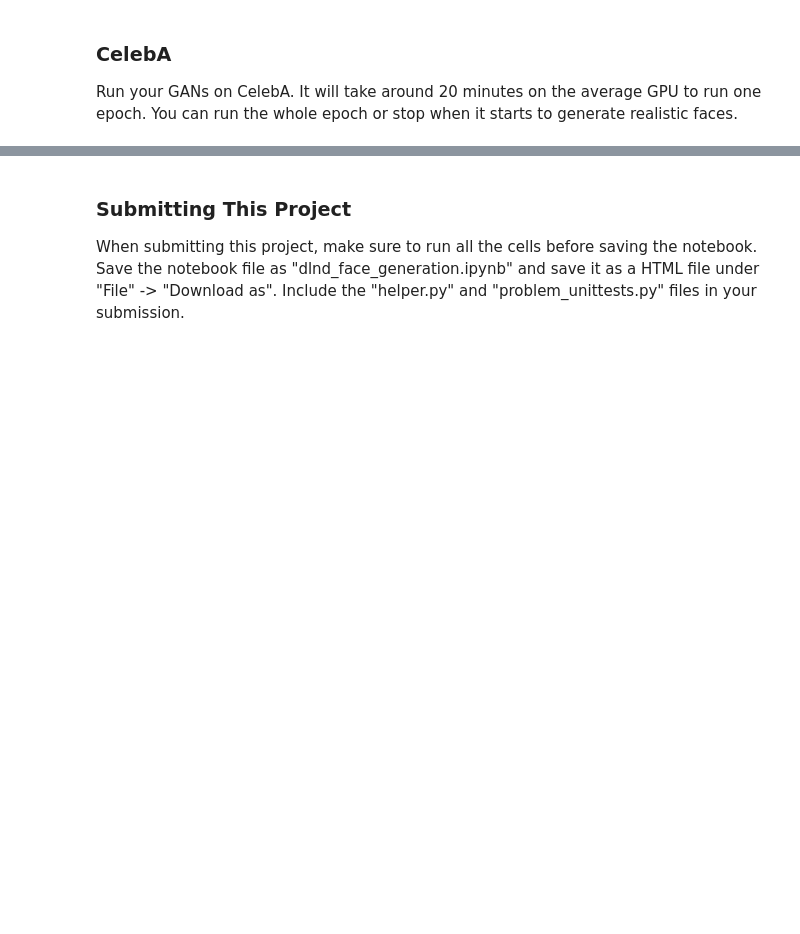
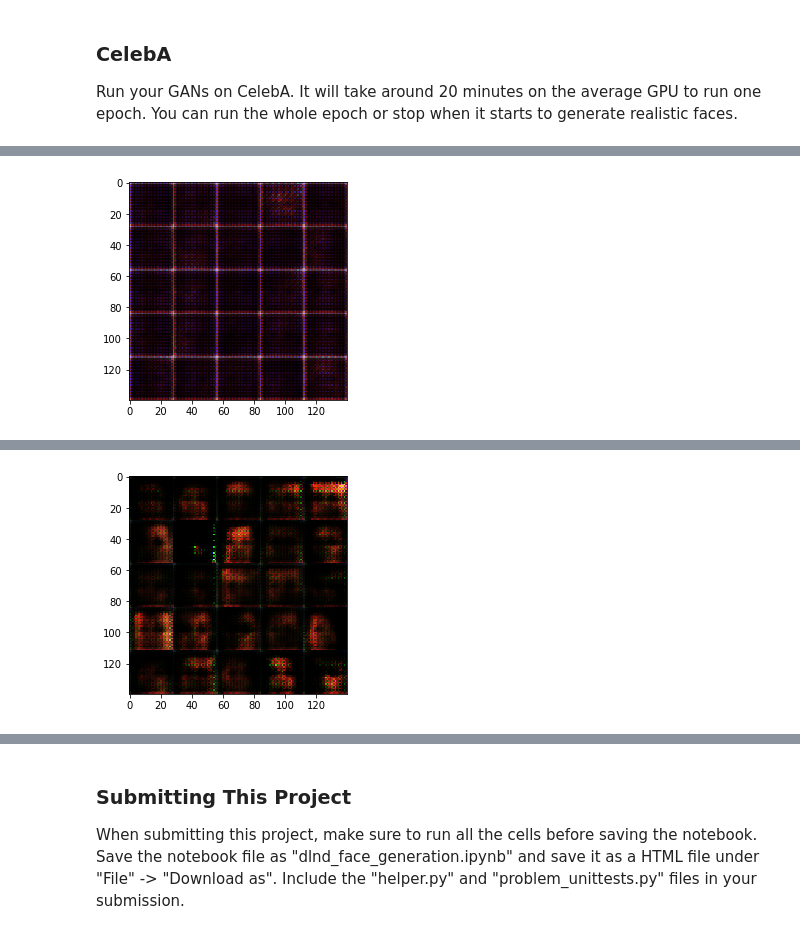
Before and after one commit to mangeshw/face-generation, a Jupyter notebook: dlnd_face_generation.ipynb, the cells around one changed output, grey strips where cells are left out. Cells and saved outputs as stored; diff of their text form; code cells hidden in the pictures; blank space fills up the shorter version.

Commit message:
Hyperparameters changed and added smoothing

```diff
--- a/dlnd_face_generation.ipynb
+++ b/dlnd_face_generation.ipynb
@@ -161,7 +162,11 @@ def discriminator(images, reuse=False):
         bn3 = tf.layers.batch_normalization(x3, training=True)
         relu3 = tf.maximum(0.1 * bn3, bn3)
 
-        flat = tf.reshape(relu3, (-1, 7*7*128))
+        x4 = tf.layers.conv2d(relu3, 128, 5, strides=1, padding='same')
+        bn4 = tf.layers.batch_normalization(x4, training=True)
+        relu4 = tf.maximum(0.1 * bn4, bn4)
+
+        flat = tf.reshape(relu4, (-1, 7*7*128))
         logits = tf.layers.dense(flat, 1)
         out = tf.sigmoid(logits)
         #print('out shape: ' + str(out.get_shape()))
@@ -209,6 +214,10 @@ def generator(z, out_channel_dim, is_train=True):
         x3 = tf.maximum(0.1 * x3, x3)
         #print(x3.get_shape())
 
+        x4 = tf.layers.conv2d_transpose(x3, 128, 5, strides=1, padding='same')
+        x4 = tf.layers.batch_normalization(x4, training=is_train)
+        x4 = tf.maximum(0.1 * x4, x4)
+
         logits = tf.layers.conv2d_transpose(x3, out_channel_dim, 5, strides=1, padding='same')
         out = tf.tanh(logits)
         #print(out.get_shape())
@@ -241,8 +250,11 @@ def model_loss(input_real, input_z, out_channel_dim):
     logits_fake, model_fake = discriminator(gen_output, reuse=False)
     logits_real, model_real = discriminator(input_real, reuse=True)
 
+    smoothing = 0.1
+
     d_loss_fake = tf.reduce_mean(tf.nn.sigmoid_cross_entropy_with_logits(logits=logits_fake, labels=tf.zeros_like(model_fake)))
-    d_loss_real = tf.reduce_mean(tf.nn.sigmoid_cross_entropy_with_logits(logits=logits_real, labels=tf.ones_like(model_real)))
+    d_loss_real = tf.reduce_mean(tf.nn.sigmoid_cross_entropy_with_logits(logits=logits_real,
+                                labels=tf.ones_like(model_real)*(1-smoothing)))
     g_loss = tf.reduce_mean(tf.nn.sigmoid_cross_entropy_with_logits(logits=logits_fake, labels=tf.ones_like(model_fake)))
     d_loss = d_loss_real + d_loss_fake
     #print()
@@ -350,7 +362,7 @@ def train(epoch_count, batch_size, z_dim, learning_rate, beta1, get_batches, dat
     # TODO: Build Model
     #saver = tf.train.Saver()
     print_every=10
-    show_every=100
+    show_every=80
     if(data_image_mode == 'RGB'):
         image_channels = 3
     else:
@@ -504,10 +516,10 @@ KeyboardInterrupt:
 ### CelebA
 Run your GANs on CelebA.  It will take around 20 minutes on the average GPU to run one epoch.  You can run the whole epoch or stop when it starts to generate realistic faces.
 # %%
-batch_size = 100
-z_dim = 64
+batch_size = 64
+z_dim = 100
 learning_rate = 0.0005
-beta1 = 0.5
+beta1 = 0.4
 
 
 """
@@ -519,3 +531,4 @@ celeba_dataset = helper.Dataset('celeba', glob(os.path.join(data_dir, 'img_align
 with tf.Graph().as_default():
     train(epochs, batch_size, z_dim, learning_rate, beta1, celeba_dataset.get_batches,
           celeba_dataset.shape, celeba_dataset.image_mode)
+# %% [output]
@@ -521,0 +543 @@ with tf.Graph().as_default():
+[figure, added]
@@ -521,0 +552 @@ with tf.Graph().as_default():
+[figure, added]
```
Also changed, not shown: parts of 3 cells of this notebook, 1 other file.
